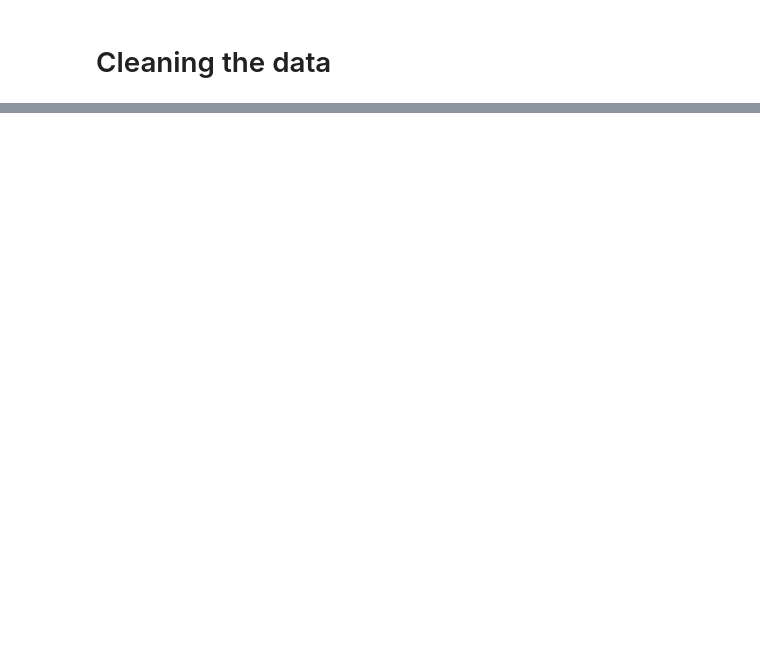
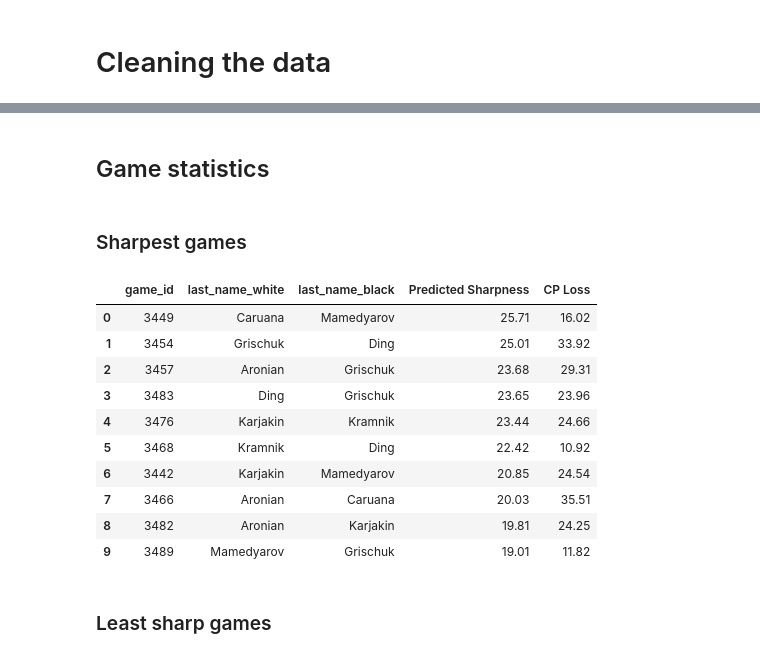
Before and after one commit to cgoldammer/chess-analysis, a Jupyter notebook: position_sharpness.ipynb, the cells around one changed output, grey strips where cells are left out. Drawn from its saved outputs; the diff is of its cells as text; code cells hidden in the pictures; blank space fills up the shorter version.

```diff
--- a/position_sharpness.ipynb
+++ b/position_sharpness.ipynb
@@ -330,0 +341,2 @@ game_means[cols].tail(10)
+# %%
+hist = model.fit(X_train, Y_train, epochs=30, batch_size=1000, validation_data=(X_val, Y_val), verbose=1)
@@ -330,0 +370,7 @@ game_means[cols].tail(10)
+# %%
+ELO_ELITE = 2800
+df_val['pred'] = model.predict(X_val)[:, 0] * stds['cploss']
+X_val_2 = X_val.copy()
+X_val_2[:, -1] = ELO_ELITE / ELO_SCALE
+df_val['pred_sharpness'] = model.predict(X_val_2)[:, 0] * stds['cploss']
+df_val.query('is_white')[['cploss', 'elo_white', 'pred', 'pred_sharpness']].corr() * 100
@@ -330,0 +401,2 @@ game_means[cols].tail(10)
+# %%
+df_cand = df_val[df_val.tournament == tournament_cand]
@@ -330,0 +422,29 @@ game_means[cols].tail(10)
+# %% [markdown]
+## Game statistics
+# %%
+group_vars = ['game_id', 'last_name_white', 'last_name_black']
+game_stats = (
+    df_cand.groupby(group_vars)[['pred_sharpness', 'cploss']]
+    .mean()
+    .sort_values('pred_sharpness', ascending=False)
+    .reset_index()
+    .rename(columns={'pred_sharpness': 'Predicted Sharpness', 'cploss': 'CP Loss'})
+)
+# %% [markdown]
+### Sharpest games
+# %%
+game_stats.head(10)
+# %% [output]
+|  | game_id | last_name_white | last_name_black | Predicted Sharpness | CP Loss |
+| 0 | 3449 | Caruana | Mamedyarov | 25.71 | 16.02 |
+| 1 | 3454 | Grischuk | Ding | 25.01 | 33.92 |
+| 2 | 3457 | Aronian | Grischuk | 23.68 | 29.31 |
+| 3 | 3483 | Ding | Grischuk | 23.65 | 23.96 |
+| 4 | 3476 | Karjakin | Kramnik | 23.44 | 24.66 |
+| 5 | 3468 | Kramnik | Ding | 22.42 | 10.92 |
+| 6 | 3442 | Karjakin | Mamedyarov | 20.85 | 24.54 |
+| 7 | 3466 | Aronian | Caruana | 20.03 | 35.51 |
+| 8 | 3482 | Aronian | Karjakin | 19.81 | 24.25 |
+| 9 | 3489 | Mamedyarov | Grischuk | 19.01 | 11.82 |
+# %% [markdown]
+### Least sharp games
```
Also changed, not shown: parts of 93 cells of this notebook.
